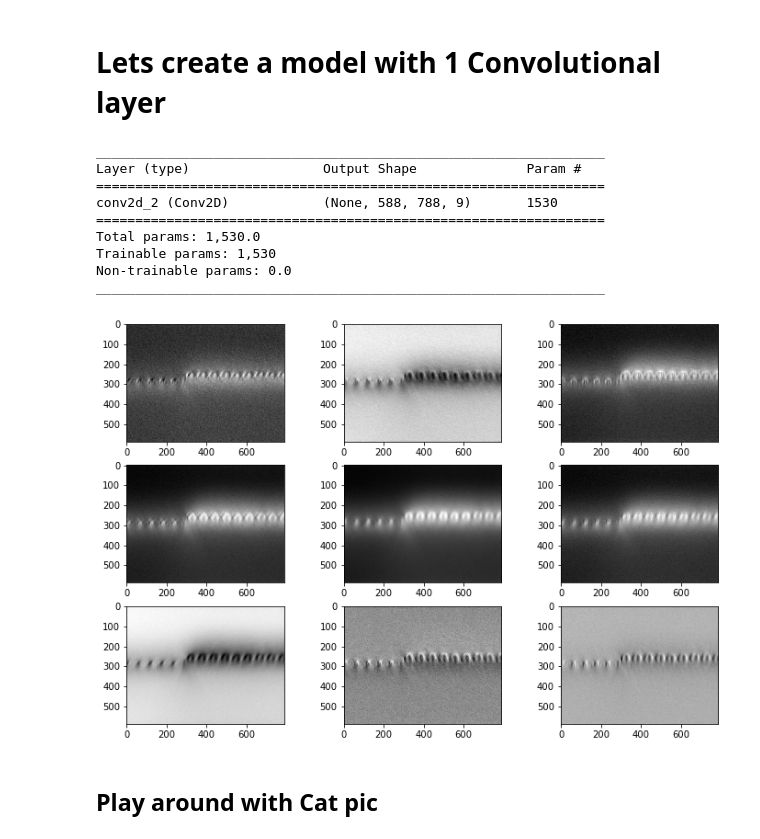
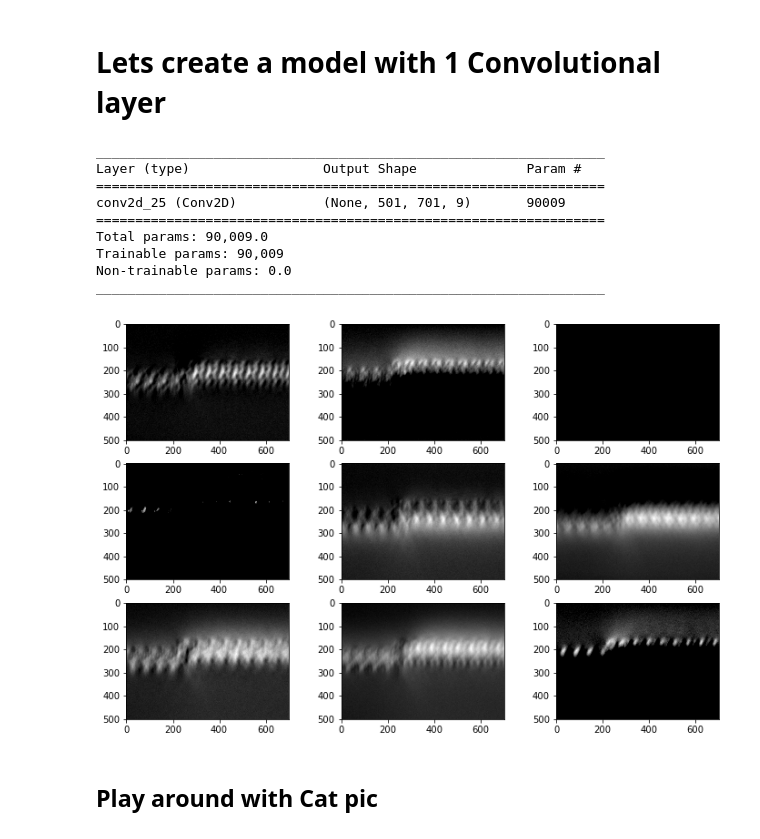
Before and after one commit to jamenne/WindingControl, a Jupyter notebook: TestsForArchitecture.ipynb, the cells around one changed output. Saved outputs shown, nothing was run; the diff lists cells and outputs as text; code cells hidden in the pictures.

```diff
--- a/TestsForArchitecture.ipynb
+++ b/TestsForArchitecture.ipynb
@@ -48,11 +48,23 @@ def visualize(model, img):
         ax = fig.add_subplot(n,n,i+1)
         ax.imshow(np.transpose(res_img1[i]), cmap='gray')
 
-    #res_img = res_img.reshape(res_img.shape[:2])
+    return fig
 
-    #print(res_img.shape)
+def reshape_grayscale_img(img):
+    # When using the Theano backend, you must explicitly declare a dimension for the depth of the input image.
+    # For example, a full-color image with all 3 RGB channels will have a depth of 3.
+    # Our MNIST images only have a depth of 1, but we must explicitly declare that.
+    # In other words, we want to transform our dataset from having shape (n, width, height) to (n, depth, width, height).
+    # Here's how we can do that easily:
 
-    #plt.imshow(res_img, cmap='gray')
+    if K.image_data_format() == 'channels_first':
+        img = img.reshape(1, 1, x, y)
+        input_shape = (1, x, y)
+    else:
+        img = img.reshape(1, x, y, 1)
+        input_shape = (x, y, 1)
+
+    return (img, input_shape)
 # %%
 img = np.array(Image.open('/fhgfs/groups/e5/lhcb/detector/scifi/windingcontrol/Images_sorted/PosTrain/IMG11931.bmp'))
 
@@ -83,28 +82,37 @@ else:
+# %%
+reshaped_img = reshape_grayscale_img(img=img)
+img = reshaped_img[0]
+input_shape = reshaped_img[1]
 # %%
 img.shape
 # %% [output]
 (1, 600, 800, 1)
 # %% [markdown]
 # Lets create a model with 1 Convolutional layer
+# %%
+num_kernel = 9
+kernel_size = 100
 # %%
 model = Sequential()
-model.add(Conv2D(9, (13, 13), kernel_initializer='random_uniform', input_shape=input_shape))
+model.add(Conv2D(num_kernel, (kernel_size, kernel_size), kernel_initializer='random_uniform', input_shape=input_shape,
+                 activation='relu'))
 # %%
 model.summary()
 # %% [output]
 _________________________________________________________________
 Layer (type)                 Output Shape              Param #
 =================================================================
-conv2d_2 (Conv2D)            (None, 588, 788, 9)       1530
+conv2d_25 (Conv2D)           (None, 501, 701, 9)       90009
 =================================================================
-Total params: 1,530.0
-Trainable params: 1,530
+Total params: 90,009.0
+Trainable params: 90,009
 Non-trainable params: 0.0
 _________________________________________________________________
-# %%
-visualize(model, img)
-# %% [output]
-[figure, removed]
+# %%
+fig = visualize(model, img)
+plt.savefig('../Plots/Conv2D_' + str(num_kernel) + str(kernel_size) + '_relu.png')
+# %% [output]
+[figure, added]
 # %% [markdown]
 ## Play around with Cat pic
 # %%
```
Also changed, not shown: parts of 6 cells of this notebook, 1 other file.
